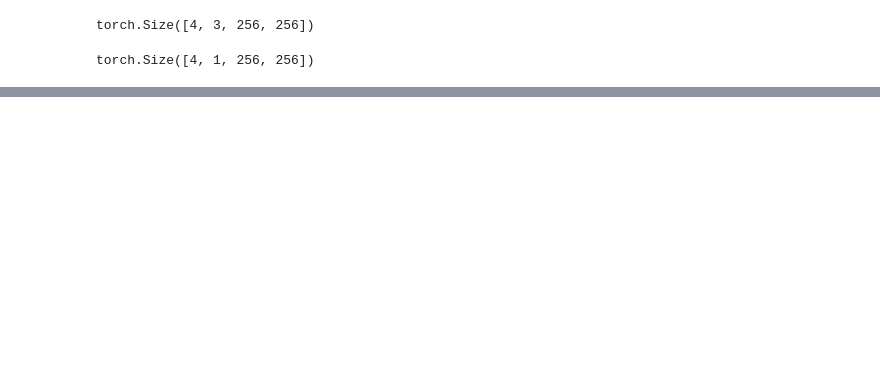
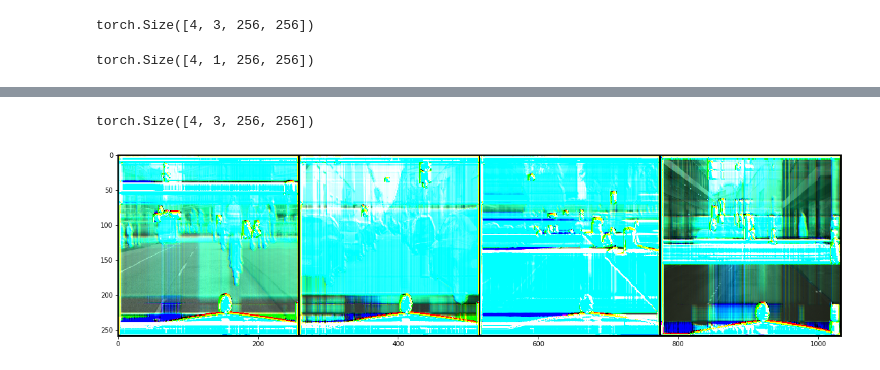
Before and after one commit to KushajveerSingh/SPADE-PyTorch, a Jupyter notebook: main_notebook.ipynb, the cells around one changed output, grey strips where cells are left out. Drawn from its saved outputs; the diff is of its cells as text; code cells hidden in the pictures; blank space fills up the shorter version.

```diff
--- a/main_notebook.ipynb
+++ b/main_notebook.ipynb
@@ -351,0 +362,39 @@ out = spadenorm(img, seg)
+# %%
+class SPADEResBlk(nn.Module):
+    def __init__(self, k, skip=False):
+        # I do not have different channels in my implementation, but I have provided
+        # the code that you can use to modify the ResBlk to include that also
+        super().__init__()
+        self.spade1 = SPADE(k)
+        self.conv1 = nn.Conv2d(k, k, kernel_size=(3,3), padding=1, bias=False)
+        self.spade2 = SPADE(k)
+        self.conv2 = nn.Conv2d(k, k, kernel_size=(3,3), padding=1, bias=False)
+
+        # self.skip = skip
+        # if self.skip:
+        #     self.skip_spade = SPADE(k)
+
+    def forward(self, x, seg):
+        x_skip = x
+        x = F.relu(self.spade1(x, seg))
+        x = self.conv1(x)
+        x = F.relu(self.spade2(x, seg))
+        x = self.conv2(x)
+
+        # if self.skip:
+        #     x_skip = self.skip_spade(x_skip, seg)
+
+        return x_skip + x
+# %%
+# Check the output is of correct size
+spade = SPADEResBlk(3)
+out = spade(img, seg)
+out.size()
+# %% [output]
+torch.Size([4, 3, 256, 256])
+# %%
+# PLot for fun
+grid_img = make_grid(out, nrow=4)
+imshow(grid_img)
+# %% [output]
+[figure, added]
```
Also changed, not shown: parts of 27 cells of this notebook, 6 other files.
